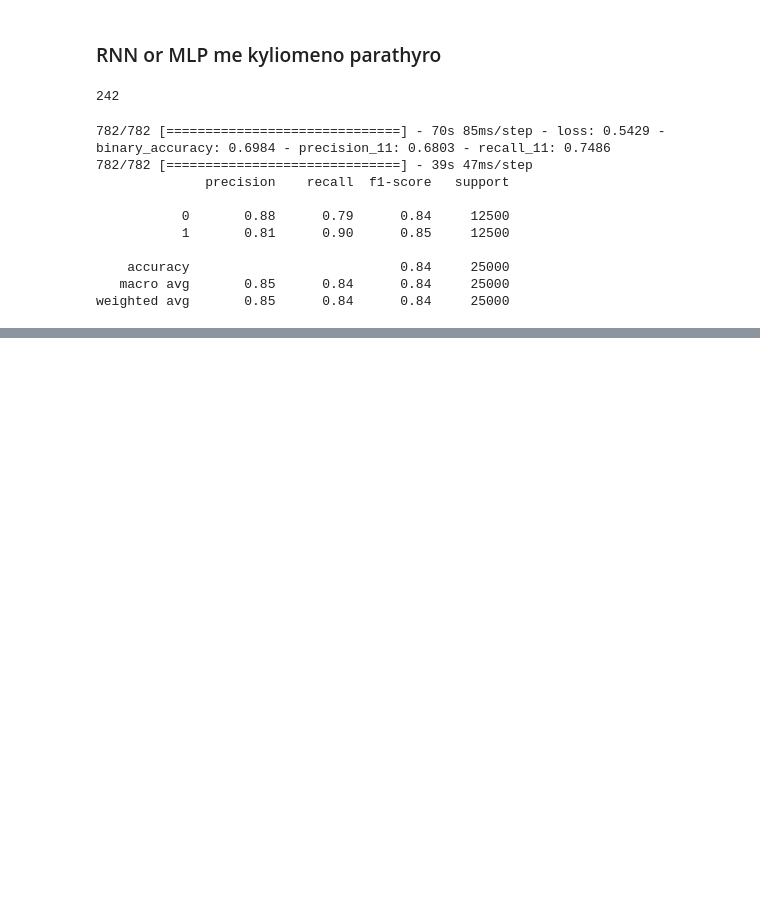
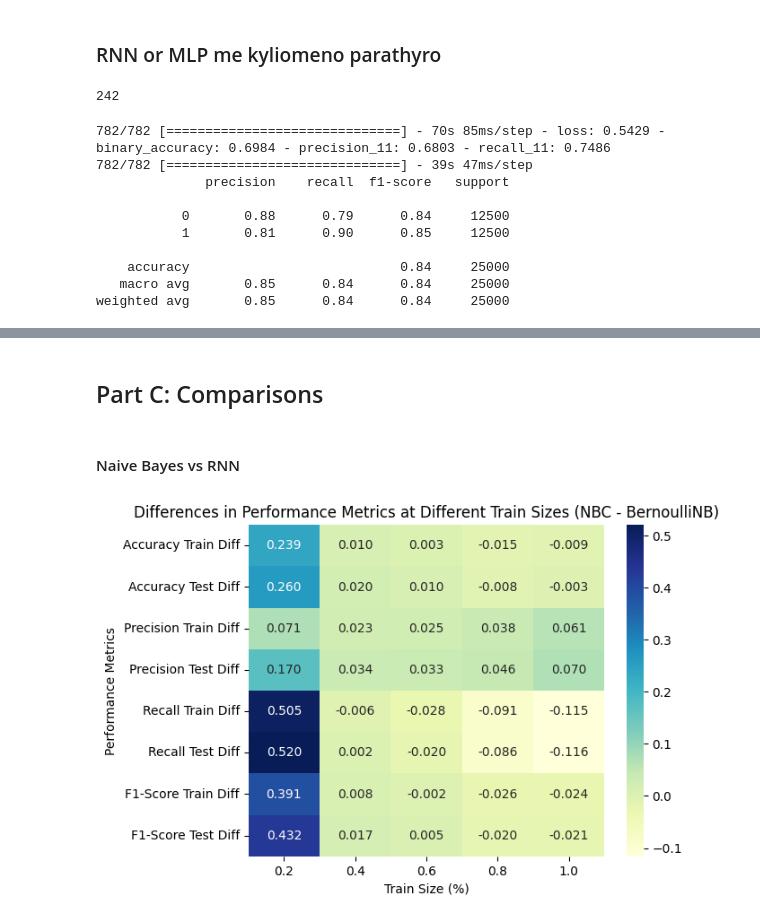
Before and after one commit to GwgwP/AI-Projects, a Jupyter notebook: secondProject/second_project.ipynb, the cells around one changed output, grey strips where cells are left out. Cells and saved outputs as stored; diff of their text form; code cells hidden in the pictures; blank space fills up the shorter version.

Commit message:
comparisons done

```diff
--- a/secondProject/second_project.ipynb
+++ b/secondProject/second_project.ipynb
@@ -1345,0 +1126,20 @@ report_BiGRU_RNN = learning_curve(rnn, x_train,y_train, x_test, y_test, n_splits
+# %% [markdown]
+## Part C: Comparisons
+# %% [markdown]
+####  Naive Bayes vs RNN
+# %%
+make_comparisons(
+    (
+    training_accuracy_list_nbc, testing_accuracy_list_nbc,
+    training_precision_list_nbc, testing_precision_list_nbc,
+    training_recall_list_nbc, testing_recall_list_nbc,
+    training_f1_list_nbc, testing_f1_list_nbc
+    ),
+    (training_accuracy_list_rnn, testing_accuracy_list_rnn,
+     training_precision_list_rnn, testing_precision_list_rnn,
+     training_recall_list_rnn, testing_recall_list_rnn,
+     training_f1_list_rnn, testing_f1_list_rnn),
+    train_sizes, n_splits=5
+)
+# %% [output]
+[figure, added]
```
Also changed, not shown: parts of 14 cells of this notebook.
